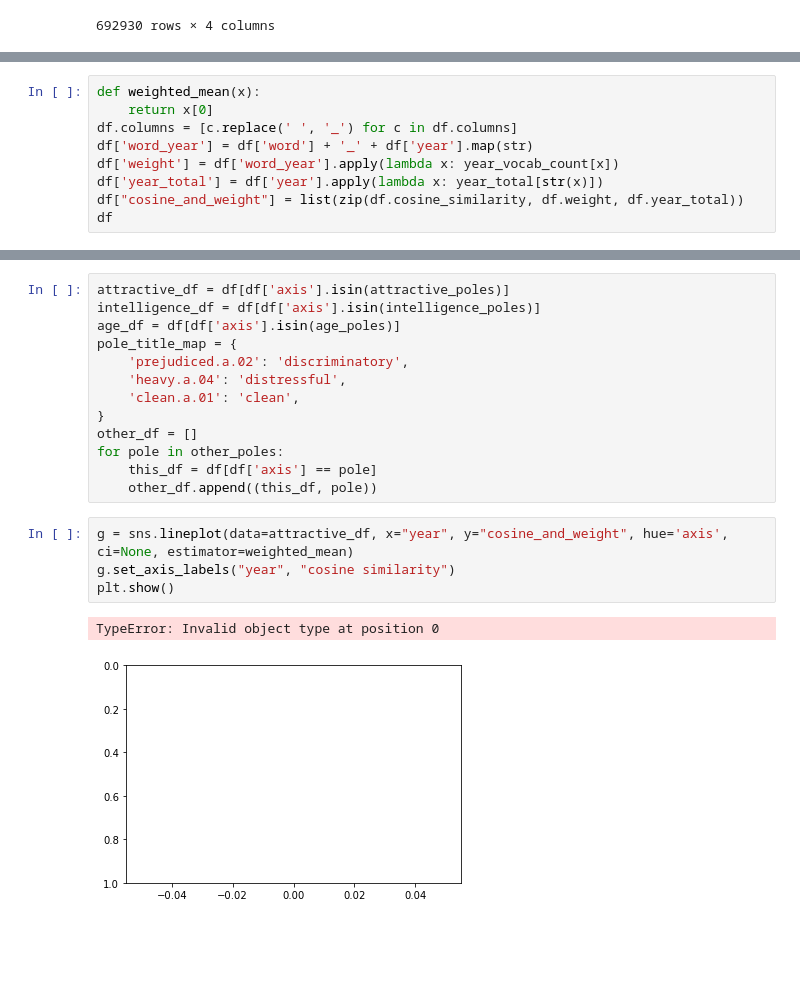
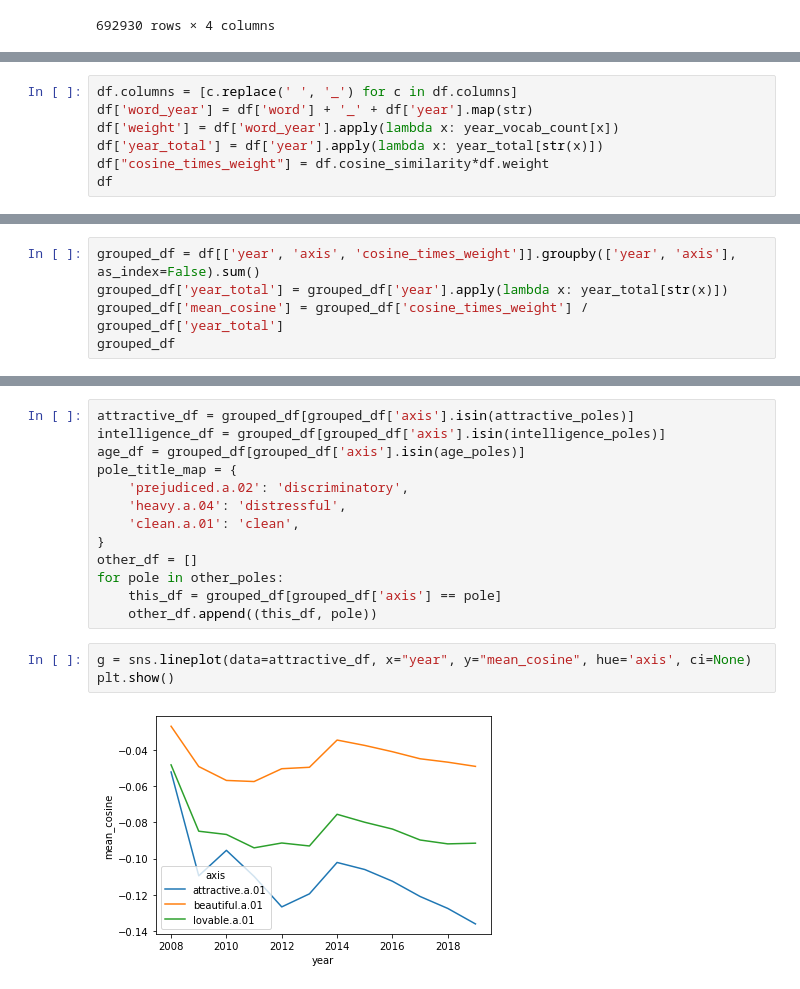
Before and after one commit to lucy3/context_semantic_axes, a Jupyter notebook: code/semantics_viz.ipynb, the cells around one changed output, grey strips where cells are left out. Cells and saved outputs as stored; diff of their text form; blank space fills up the shorter version.

```diff
--- a/code/semantics_viz.ipynb
+++ b/code/semantics_viz.ipynb
@@ -406,12 +406,10 @@ Counter({'2017': 4542508,
          '2005': 18364,
          '1970': 11})
 # %%
-def weighted_mean(x):
-    return x[0]
 df.columns = [c.replace(' ', '_') for c in df.columns]
 df['word_year'] = df['word'] + '_' + df['year'].map(str)
 df['weight'] = df['word_year'].apply(lambda x: year_vocab_count[x])
 df['year_total'] = df['year'].apply(lambda x: year_total[str(x)])
-df["cosine_and_weight"] = list(zip(df.cosine_similarity, df.weight, df.year_total))
+df["cosine_times_weight"] = df.cosine_similarity*df.weight
 df
 # %% [output]
@@ -430 +428,6 @@ df
 692930 rows × 8 columns
+# %%
+grouped_df = df[['year', 'axis', 'cosine_times_weight']].groupby(['year', 'axis'], as_index=False).sum()
+grouped_df['year_total'] = grouped_df['year'].apply(lambda x: year_total[str(x)])
+grouped_df['mean_cosine'] = grouped_df['cosine_times_weight'] / grouped_df['year_total']
+grouped_df
@@ -431,7 +448,7 @@ df
 # %%
-attractive_df = df[df['axis'].isin(attractive_poles)]
-intelligence_df = df[df['axis'].isin(intelligence_poles)]
-age_df = df[df['axis'].isin(age_poles)]
+attractive_df = grouped_df[grouped_df['axis'].isin(attractive_poles)]
+intelligence_df = grouped_df[grouped_df['axis'].isin(intelligence_poles)]
+age_df = grouped_df[grouped_df['axis'].isin(age_poles)]
 pole_title_map = {
     'prejudiced.a.02': 'discriminatory',
     'heavy.a.04': 'distressful',
@@ -439,13 +456,11 @@ pole_title_map = {
 }
 other_df = []
 for pole in other_poles:
-    this_df = df[df['axis'] == pole]
+    this_df = grouped_df[grouped_df['axis'] == pole]
     other_df.append((this_df, pole))
 # %%
-g = sns.lineplot(data=attractive_df, x="year", y="cosine_and_weight", hue='axis', ci=None, estimator=weighted_mean)
-g.set_axis_labels("year", "cosine similarity")
+g = sns.lineplot(data=attractive_df, x="year", y="mean_cosine", hue='axis', ci=None)
 plt.show()
 # %% [output]
-TypeError: Invalid object type at position 0
-[figure, old version]
+[figure, new version]
 # %%
```
Also changed, not shown: parts of 5 cells of this notebook, 1 other file.
